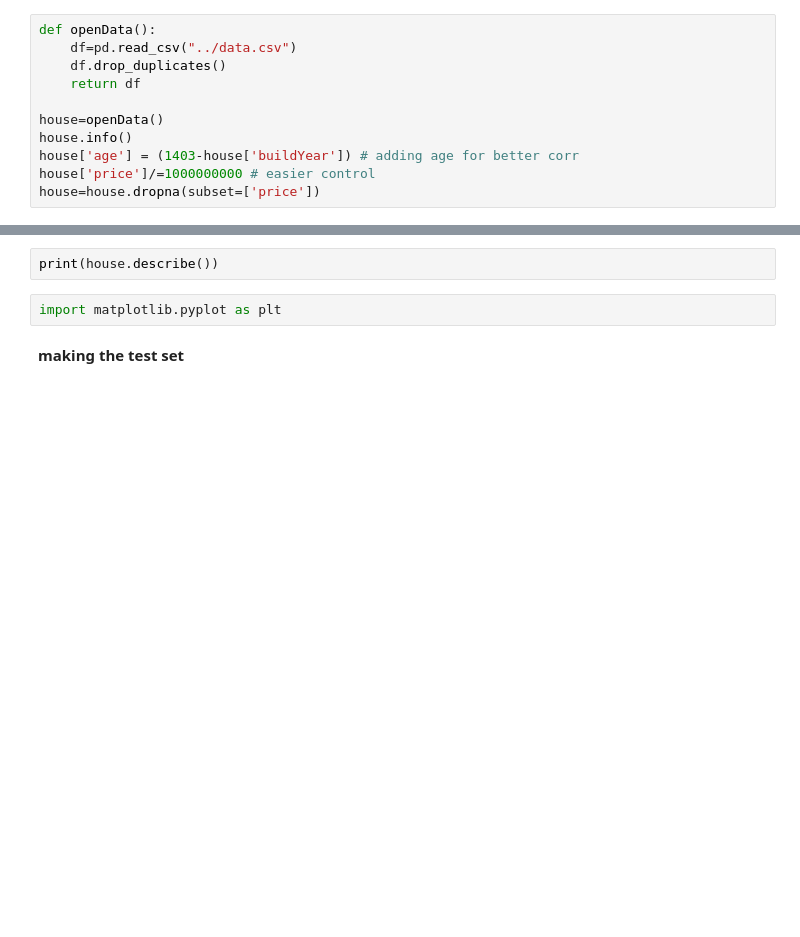
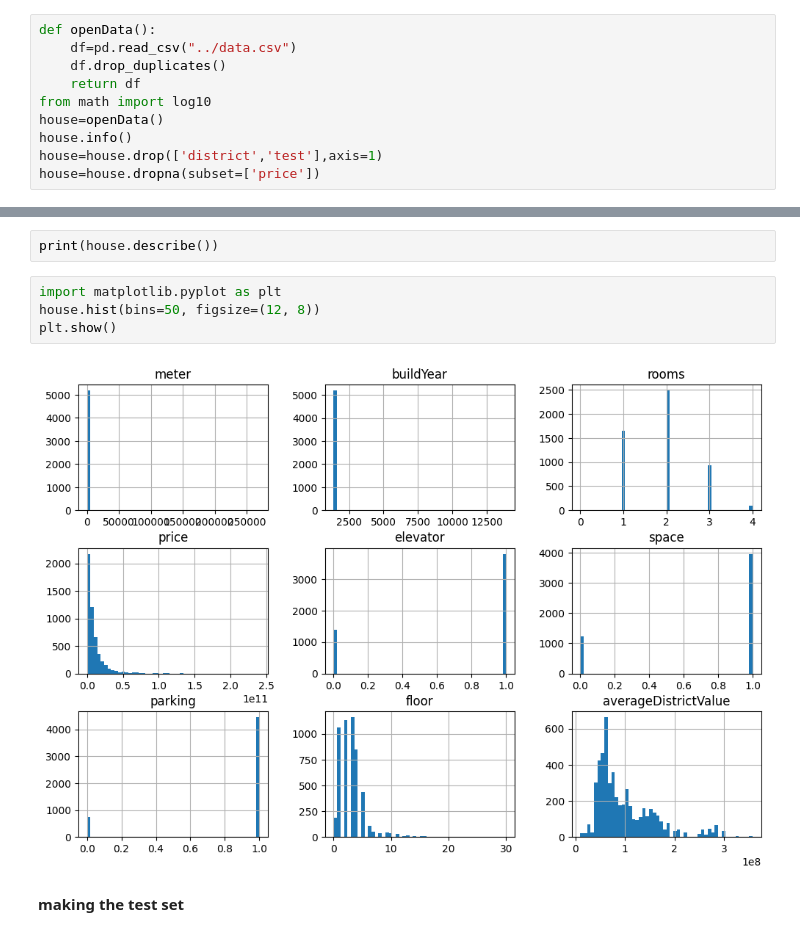
Before and after one commit to mehanalavimajd/pelot, a Jupyter notebook: model/train.ipynb, the cells around one changed output, grey strips where cells are left out. Drawn from its saved outputs; the diff is of its cells as text; blank space fills up the shorter version.

```diff
--- a/model/train.ipynb
+++ b/model/train.ipynb
@@ -7,11 +7,10 @@ def openData():
     df=pd.read_csv("../data.csv")
     df.drop_duplicates()
     return df
-
+from math import log10
 house=openData()
 house.info()
-house['age'] = (1403-house['buildYear']) # adding age for better corr
-house['price']/=1000000000 # easier control
+house=house.drop(['district','test'],axis=1)
 house=house.dropna(subset=['price'])
 # %% [markdown]
 just working a bit with the dataset to understand what's going on. you can pass this.
@@ -19,6 +18,10 @@ just working a bit with the dataset to understand what's going on. you can pass
 print(house.describe())
 # %%
 import matplotlib.pyplot as plt
+house.hist(bins=50, figsize=(12, 8))
+plt.show()
+# %% [output]
+[figure, added]
 # %% [markdown]
 **making the test set**
 # %%
```
Also changed, not shown: parts of 5 cells of this notebook.
